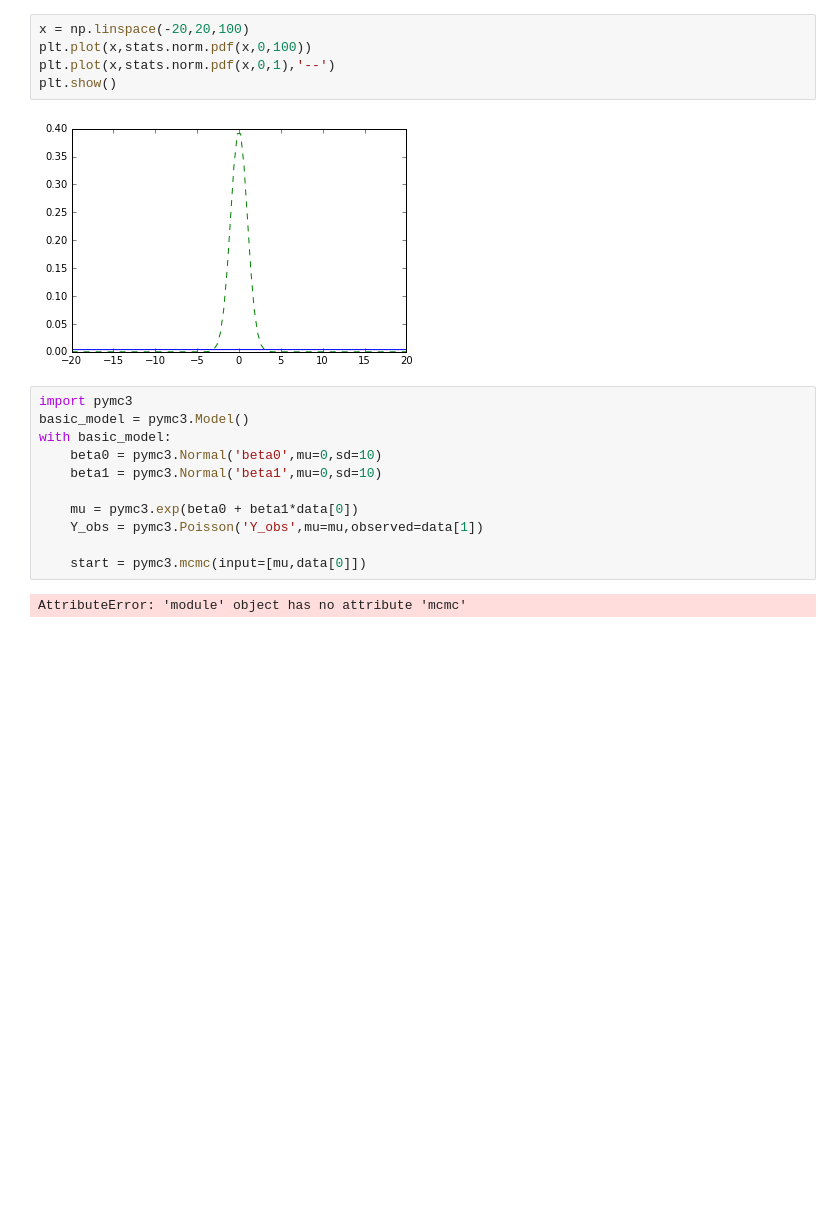
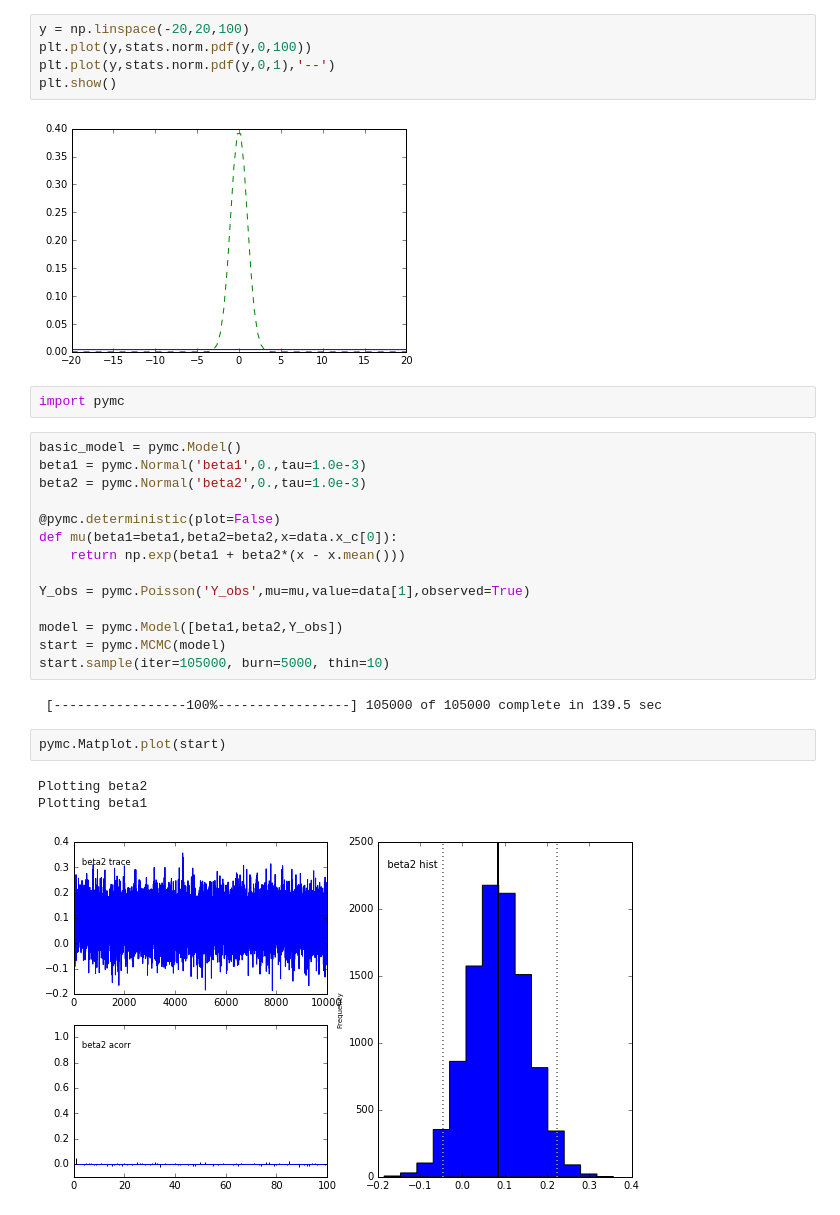
Before and after one commit to kyohei-koga/stastical_modeling_for-_data_analysis, a Jupyter notebook: 09GLM_of_baizeian/09-2.ipynb, the cells around one changed output. Saved outputs shown, nothing was run; the diff lists cells and outputs as text; blank space fills up the shorter version.

Commit message:
study mcmc algorithm in home

```diff
--- a/09GLM_of_baizeian/09-2.ipynb
+++ b/09GLM_of_baizeian/09-2.ipynb
@@ -40,22 +40,33 @@ Generalized Linear Model Regression Results
 - 一様分布
 - 平べったい正規分布
 # %%
-x = np.linspace(-20,20,100)
-plt.plot(x,stats.norm.pdf(x,0,100))
-plt.plot(x,stats.norm.pdf(x,0,1),'--')
+y = np.linspace(-20,20,100)
+plt.plot(y,stats.norm.pdf(y,0,100))
+plt.plot(y,stats.norm.pdf(y,0,1),'--')
 plt.show()
 # %% [output]
 [figure]
-# %%
-import pymc3
-basic_model = pymc3.Model()
-with basic_model:
-    beta0 = pymc3.Normal('beta0',mu=0,sd=10)
-    beta1 = pymc3.Normal('beta1',mu=0,sd=10)
-
-    mu = pymc3.exp(beta0 + beta1*data[0])
-    Y_obs = pymc3.Poisson('Y_obs',mu=mu,observed=data[1])
-
-    start = pymc3.mcmc(input=[mu,data[0]])
-# %% [output]
-AttributeError: 'module' object has no attribute 'mcmc'
+# %%
+import pymc
+# %%
+basic_model = pymc.Model()
+beta1 = pymc.Normal('beta1',0.,tau=1.0e-3)
+beta2 = pymc.Normal('beta2',0.,tau=1.0e-3)
+
+@pymc.deterministic(plot=False)
+def mu(beta1=beta1,beta2=beta2,x=data.x_c[0]):
+    return np.exp(beta1 + beta2*(x - x.mean()))
+
+Y_obs = pymc.Poisson('Y_obs',mu=mu,value=data[1],observed=True)
+
+model = pymc.Model([beta1,beta2,Y_obs])
+start = pymc.MCMC(model)
+start.sample(iter=105000, burn=5000, thin=10)
+# %% [output]
+ [-----------------100%-----------------] 105000 of 105000 complete in 139.5 sec
+# %%
+pymc.Matplot.plot(start)
+# %% [output]
+Plotting beta2
+Plotting beta1
+[figure, added]
```
Also changed, not shown: parts of 7 cells of this notebook, 9 other files.
